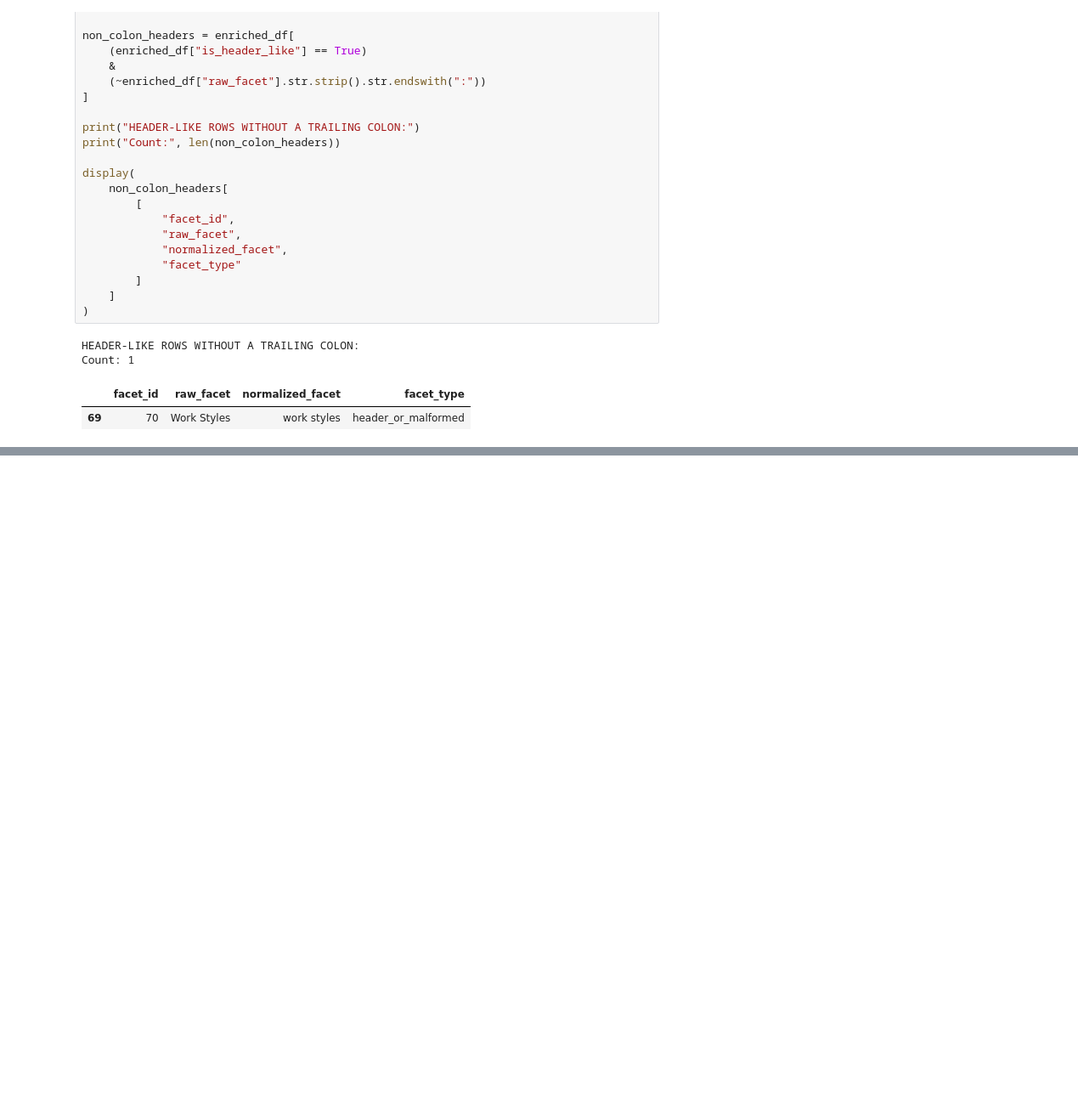
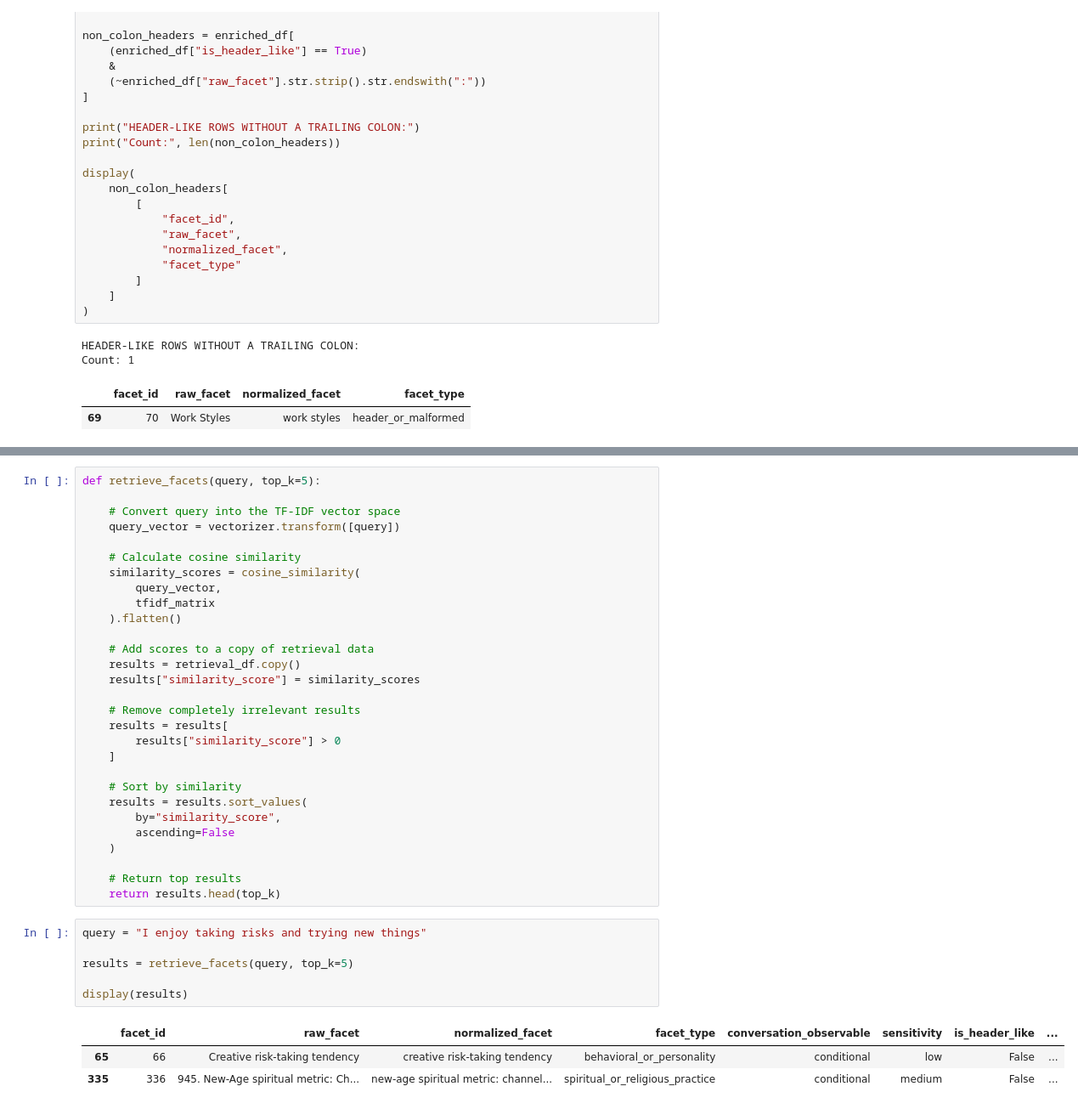
Before and after one commit to HemSunder17/Facet-based-LLM, a Jupyter notebook: notebook/assignment_pipeline.ipynb, the cells around one changed output, grey strips where cells are left out. Shown at 85% size. Drawn from its saved outputs; the diff is of its cells as text; blank space fills up the shorter version.

```diff
--- a/notebook/assignment_pipeline.ipynb
+++ b/notebook/assignment_pipeline.ipynb
@@ -993,0 +1192,39 @@ Count: 1
+# %%
+def retrieve_facets(query, top_k=5):
+
+    # Convert query into the TF-IDF vector space
+    query_vector = vectorizer.transform([query])
+
+    # Calculate cosine similarity
+    similarity_scores = cosine_similarity(
+        query_vector,
+        tfidf_matrix
+    ).flatten()
+
+    # Add scores to a copy of retrieval data
+    results = retrieval_df.copy()
+    results["similarity_score"] = similarity_scores
+
+    # Remove completely irrelevant results
+    results = results[
+        results["similarity_score"] > 0
+    ]
+
+    # Sort by similarity
+    results = results.sort_values(
+        by="similarity_score",
+        ascending=False
+    )
+
+    # Return top results
+    return results.head(top_k)
+# %%
+query = "I enjoy taking risks and trying new things"
+
+results = retrieve_facets(query, top_k=5)
+
+display(results)
+# %% [output]
+|  | facet_id | raw_facet | normalized_facet | facet_type | conversation_observable | sensitivity | is_header_like | ... |
+| 65 | 66 | Creative risk-taking tendency | creative risk-taking tendency | behavioral_or_personality | conditional | low | False | ... |
+| 335 | 336 | 945. New-Age spiritual metric: Ch... | new-age spiritual metric: channel... | spiritual_or_religious_practice | conditional | medium | False | ... |
```
Also changed, not shown: parts of 12 cells of this notebook.
